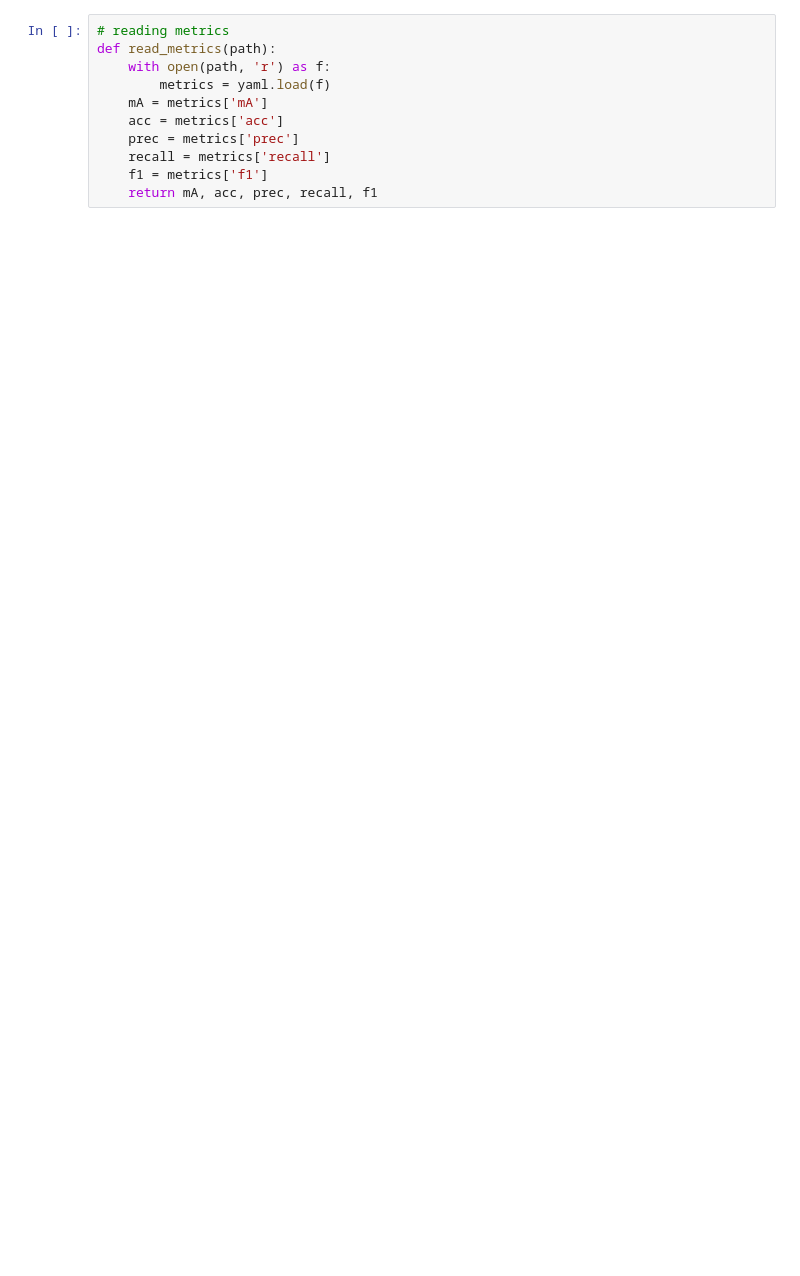
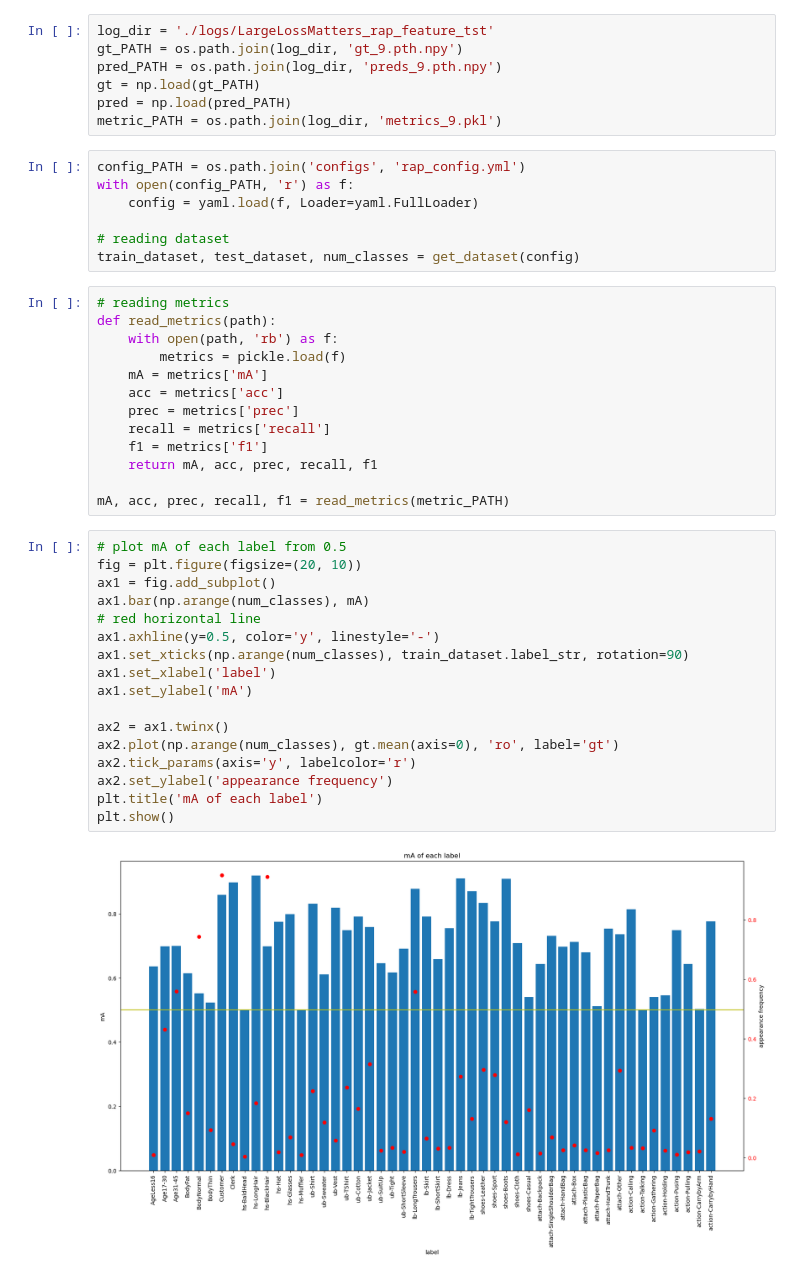
Before and after one commit to Raon1123/attribute-estimation, a Jupyter notebook: visualize.ipynb, the cells around one changed output. Cells and saved outputs as stored; diff of their text form; blank space fills up the shorter version.

```diff
--- a/visualize.ipynb
+++ b/visualize.ipynb
@@ -22,11 +19,46 @@ metric_PATH = './'
+# %%
+log_dir = './logs/LargeLossMatters_rap_feature_tst'
+gt_PATH = os.path.join(log_dir, 'gt_9.pth.npy')
+pred_PATH = os.path.join(log_dir, 'preds_9.pth.npy')
+gt = np.load(gt_PATH)
+pred = np.load(pred_PATH)
+metric_PATH = os.path.join(log_dir, 'metrics_9.pkl')
+# %%
+config_PATH = os.path.join('configs', 'rap_config.yml')
+with open(config_PATH, 'r') as f:
+    config = yaml.load(f, Loader=yaml.FullLoader)
+
+# reading dataset
+train_dataset, test_dataset, num_classes = get_dataset(config)
 # %%
 # reading metrics
 def read_metrics(path):
-    with open(path, 'r') as f:
-        metrics = yaml.load(f)
+    with open(path, 'rb') as f:
+        metrics = pickle.load(f)
     mA = metrics['mA']
     acc = metrics['acc']
     prec = metrics['prec']
     recall = metrics['recall']
     f1 = metrics['f1']
     return mA, acc, prec, recall, f1
+
+mA, acc, prec, recall, f1 = read_metrics(metric_PATH)
+# %%
+# plot mA of each label from 0.5
+fig = plt.figure(figsize=(20, 10))
+ax1 = fig.add_subplot()
+ax1.bar(np.arange(num_classes), mA)
+# red horizontal line
+ax1.axhline(y=0.5, color='y', linestyle='-')
+ax1.set_xticks(np.arange(num_classes), train_dataset.label_str, rotation=90)
+ax1.set_xlabel('label')
+ax1.set_ylabel('mA')
+
+ax2 = ax1.twinx()
+ax2.plot(np.arange(num_classes), gt.mean(axis=0), 'ro', label='gt')
+ax2.tick_params(axis='y', labelcolor='r')
+ax2.set_ylabel('appearance frequency')
+plt.title('mA of each label')
+plt.show()
+# %% [output]
+[figure, added]
```
Also changed, not shown: parts of 7 cells of this notebook, 1 other file.
